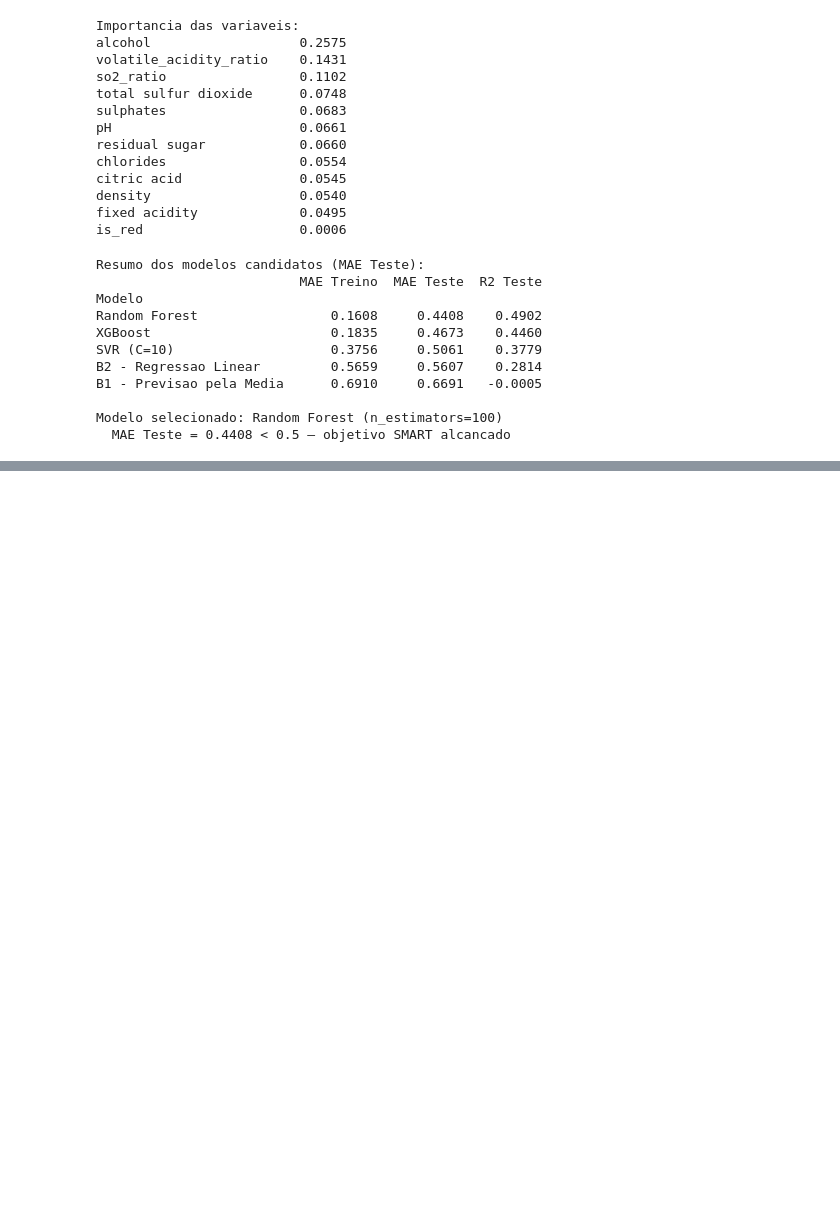
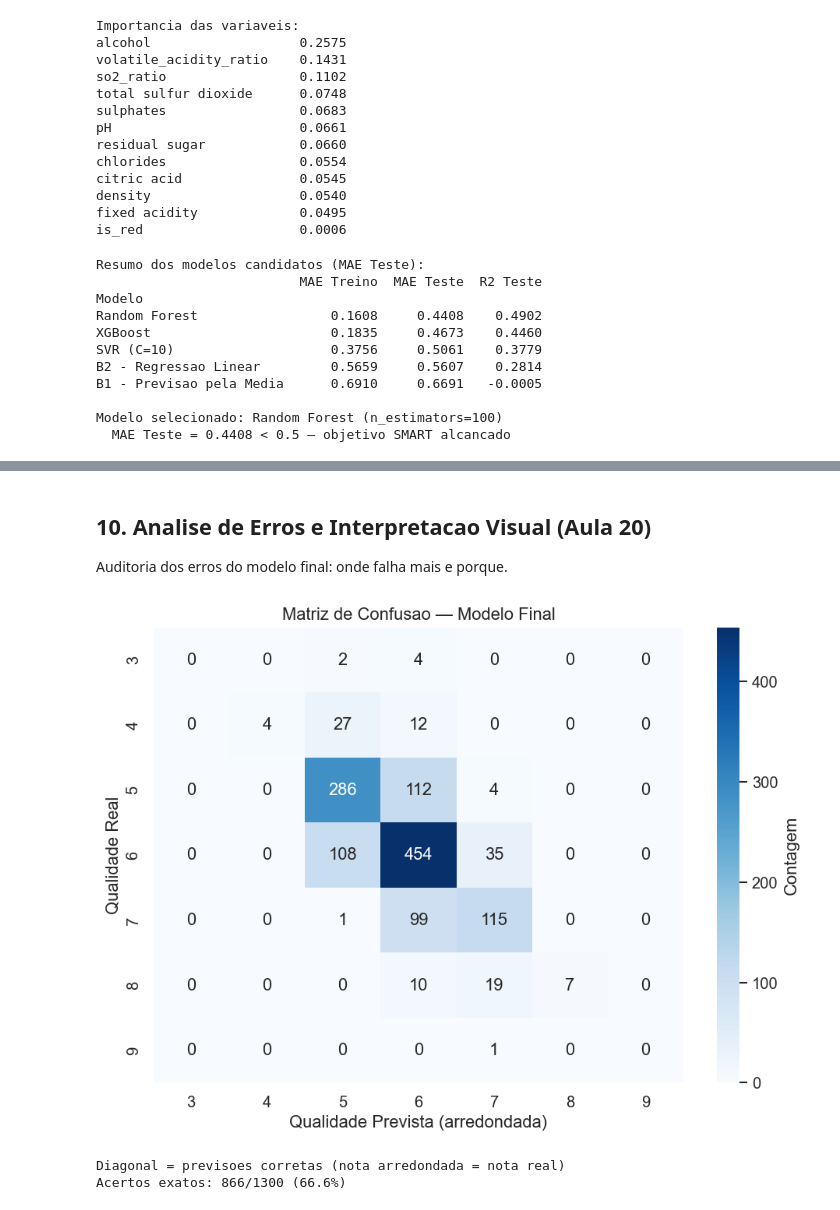
Before and after one commit to MarcelloPortugal03/Projeto-Em-Ciencia-De-Dados, a Jupyter notebook: notebooks/2.0_modelacao_treino.ipynb, the cells around one changed output, grey strips where cells are left out. Cells and saved outputs as stored; diff of their text form; code cells hidden in the pictures; blank space fills up the shorter version.

```diff
--- a/notebooks/2.0_modelacao_treino.ipynb
+++ b/notebooks/2.0_modelacao_treino.ipynb
@@ -636,0 +666,19 @@ Modelo selecionado: Random Forest (n_estimators=100)
+# %%
+# Afonso Carvalho e Marcello Portugal
+# RandomizedSearchCV: 100 combinacoes com 5-Fold CV
+
+search = RandomizedSearchCV(
+    RandomForestRegressor(random_state=SEED, n_jobs=-1),
+    param_distributions=param_distributions,
+    n_iter=100,
+    cv=5,
+    scoring='neg_mean_absolute_error',
+    random_state=SEED,
+    n_jobs=-1,
+    verbose=1
+)
+
+search.fit(X_train_sc, y_train)
+
+print(f'\nMelhor MAE CV: {-search.best_score_:.4f}')
+print(f'Melhores parametros: {search.best_params_}')
@@ -636,0 +772,44 @@ Modelo selecionado: Random Forest (n_estimators=100)
+# %% [markdown]
+## 10. Analise de Erros e Interpretacao Visual (Aula 20)
+Auditoria dos erros do modelo final: onde falha mais e porque.
+# %%
+# Afonso Carvalho e Marcello Portugal
+# Matriz de confusao adaptada para regressao
+# Arredondamos as previsoes ao inteiro mais proximo para comparar com as notas reais
+
+y_pred_final = modelo_final.predict(X_test_sc)
+y_pred_rounded = np.clip(np.round(y_pred_final), 3, 9).astype(int)
+
+notas = sorted(y_test.unique())
+
+# Construir a matriz manualmente
+conf_matrix = pd.crosstab(
+    y_test, y_pred_rounded,
+    rownames=['Real'], colnames=['Previsto'],
+    dropna=False
+)
+# Preencher notas que possam faltar
+for n in notas:
+    if n not in conf_matrix.columns:
+        conf_matrix[n] = 0
+    if n not in conf_matrix.index:
+        conf_matrix.loc[n] = 0
+conf_matrix = conf_matrix.sort_index(axis=0).sort_index(axis=1)
+
+fig, ax = plt.subplots(figsize=(8, 6))
+sns.heatmap(conf_matrix, annot=True, fmt='d', cmap='Blues',
+            cbar_kws={'label': 'Contagem'}, ax=ax)
+ax.set_xlabel('Qualidade Prevista (arredondada)')
+ax.set_ylabel('Qualidade Real')
+ax.set_title('Matriz de Confusao — Modelo Final')
+plt.tight_layout()
+plt.savefig('../reports/figures/M3_matriz_confusao.png', bbox_inches='tight')
+plt.show()
+
+print('Diagonal = previsoes corretas (nota arredondada = nota real)')
+acertos = sum(y_test.values == y_pred_rounded)
+print(f'Acertos exatos: {acertos}/{len(y_test)} ({acertos/len(y_test)*100:.1f}%)')
+# %% [output]
+[figure, added]
+Diagonal = previsoes corretas (nota arredondada = nota real)
+Acertos exatos: 866/1300 (66.6%)
```
Also changed, not shown: parts of 20 cells of this notebook.
